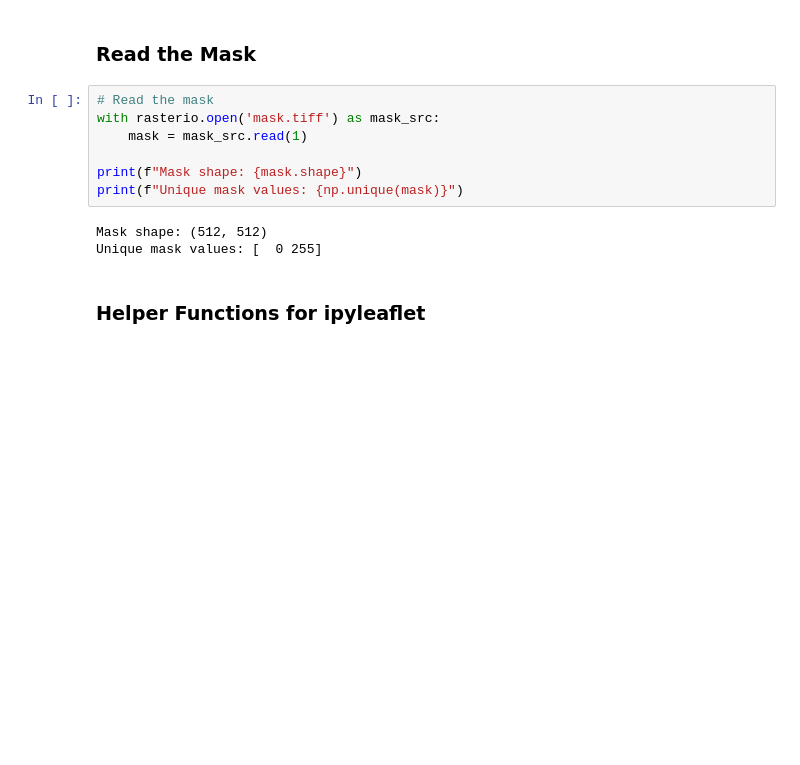
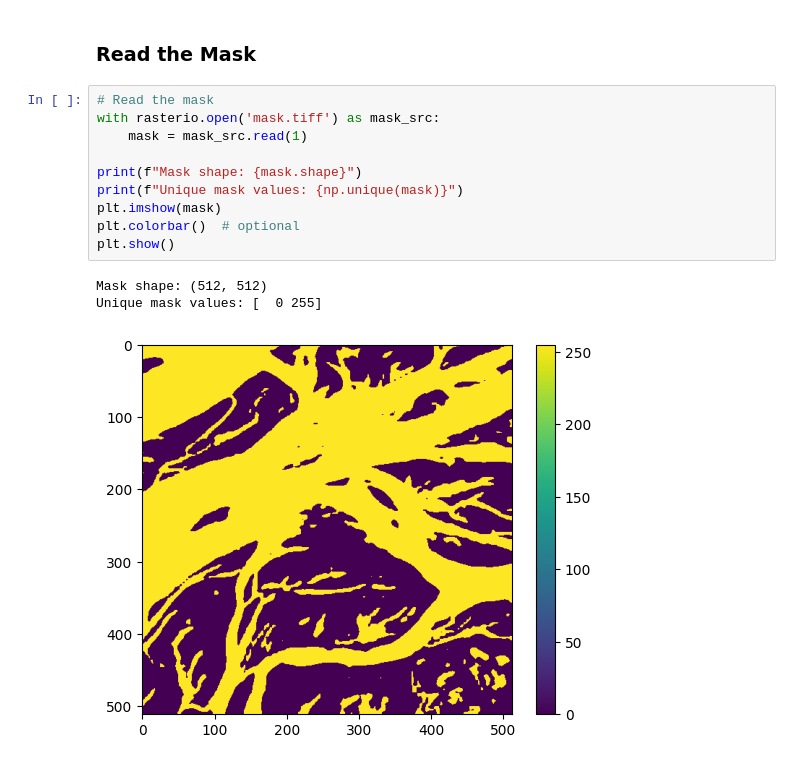
Before and after one commit to virdi/ESA-NASA-Workshop-2026, a Jupyter notebook: Day 2/Track 3/Operational-GeoAI-Model-Serving/Part2/1_run_model_in_vllm/inference.ipynb, the cells around one changed output. Saved outputs shown, nothing was run; the diff lists cells and outputs as text; blank space fills up the shorter version.

```diff
--- a/Day 2/Track 3/Operational-GeoAI-Model-Serving/Part2/1_run_model_in_vllm/inference.ipynb
+++ b/Day 2/Track 3/Operational-GeoAI-Model-Serving/Part2/1_run_model_in_vllm/inference.ipynb
@@ -165,12 +89,14 @@ else:
 # %%
 # Read the mask
 with rasterio.open('mask.tiff') as mask_src:
     mask = mask_src.read(1)
 
 print(f"Mask shape: {mask.shape}")
 print(f"Unique mask values: {np.unique(mask)}")
+plt.imshow(mask)
+plt.colorbar()  # optional
+plt.show()
 # %% [output]
 Mask shape: (512, 512)
 Unique mask values: [  0 255]
+[figure, added]
-# %% [markdown]
-### Helper Functions for ipyleaflet
```
Also changed, not shown: parts of 9 cells of this notebook.
